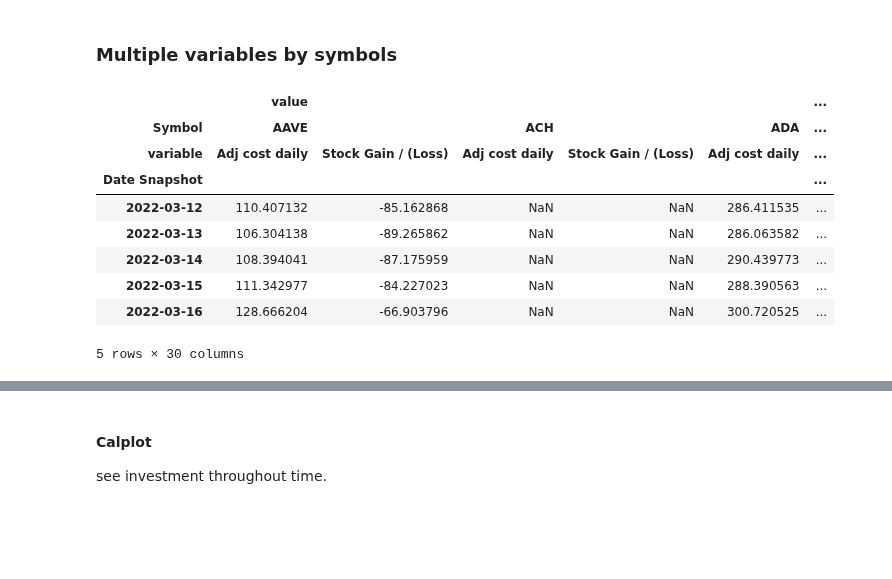
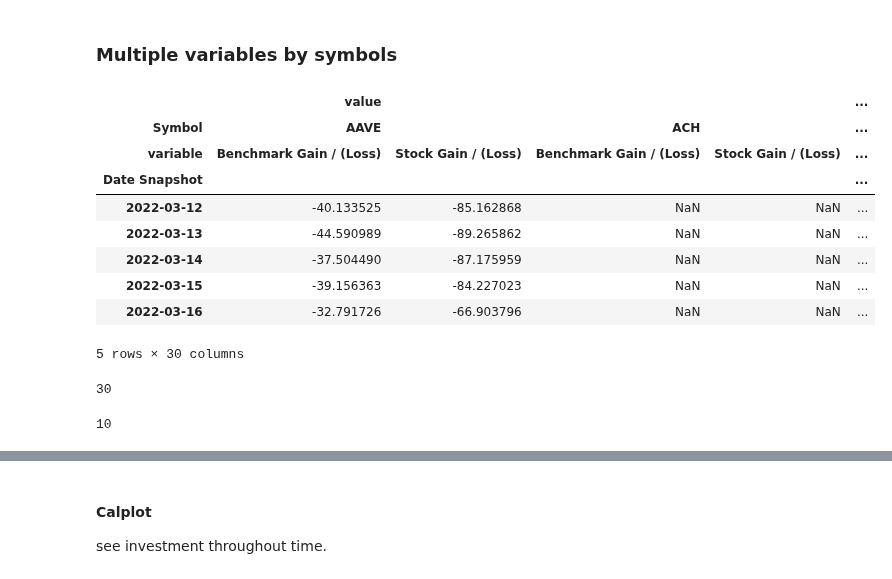
Before and after one commit to giocaizzi/surfingcrypto, a Jupyter notebook: notebooks/portfolio.ipynb, the cells around one changed output, grey strips where cells are left out. Cells and saved outputs as stored; diff of their text form; code cells hidden in the pictures; blank space fills up the shorter version.

Commit message:
fixed stock gain loss

```diff
--- a/notebooks/portfolio.ipynb
+++ b/notebooks/portfolio.ipynb
@@ -231,17 +250,25 @@ t.daily_grouped_metrics(
 ### Multiple variables by symbols
 # %%
 t.daily_grouped_metrics(
-    combined_df, ["Adj cost daily","Stock Gain / (Loss)"],
+    combined_df, ["Benchmark Gain / (Loss)","Stock Gain / (Loss)"],
     by_symbol=True
     ).tail()
 # %% [output]
-|  | value |  |  |  |  | ... |
-| Symbol | AAVE |  | ACH |  | ADA | ... |
-| variable | Adj cost daily | Stock Gain / (Loss) | Adj cost daily | Stock Gain / (Loss) | Adj cost daily | ... |
-| Date Snapshot |  |  |  |  |  | ... |
-| 2022-03-12 | 110.407132 | -85.162868 | NaN | NaN | 286.411535 | ... |
-| 2022-03-13 | 106.304138 | -89.265862 | NaN | NaN | 286.063582 | ... |
-| 2022-03-14 | 108.394041 | -87.175959 | NaN | NaN | 290.439773 | ... |
-| 2022-03-15 | 111.342977 | -84.227023 | NaN | NaN | 288.390563 | ... |
-| 2022-03-16 | 128.666204 | -66.903796 | NaN | NaN | 300.720525 | ... |
+|  | value |  |  |  | ... |
+| Symbol | AAVE |  | ACH |  | ... |
+| variable | Benchmark Gain / (Loss) | Stock Gain / (Loss) | Benchmark Gain / (Loss) | Stock Gain / (Loss) | ... |
+| Date Snapshot |  |  |  |  | ... |
+| 2022-03-12 | -40.133525 | -85.162868 | NaN | NaN | ... |
+| 2022-03-13 | -44.590989 | -89.265862 | NaN | NaN | ... |
+| 2022-03-14 | -37.504490 | -87.175959 | NaN | NaN | ... |
+| 2022-03-15 | -39.156363 | -84.227023 | NaN | NaN | ... |
+| 2022-03-16 | -32.791726 | -66.903796 | NaN | NaN | ... |
 5 rows × 30 columns
+# %%
+len(uniqs)
+# %% [output]
+30
+# %%
+len(uniqs)//3+len(uniqs)%3
+# %% [output]
+10
```
Also changed, not shown: parts of 8 cells of this notebook, 1 other file.
